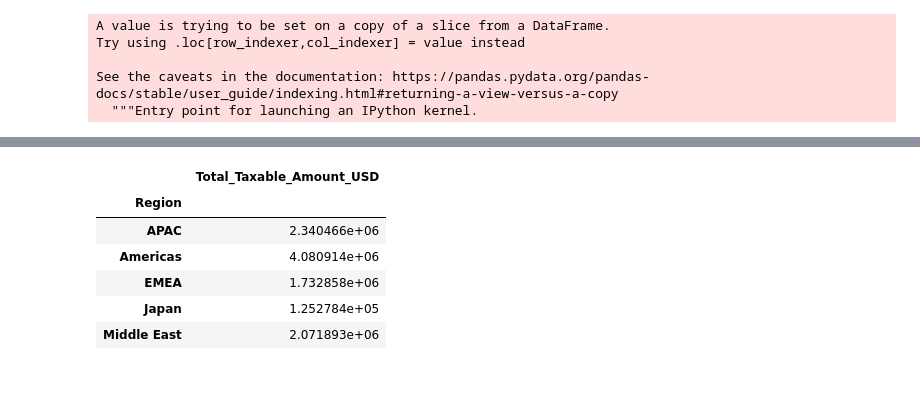
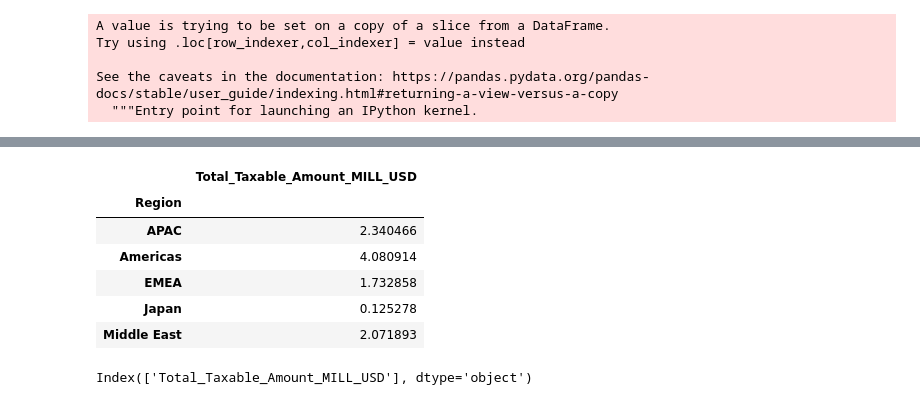
Before and after one commit to RiedelNicolas/75.06-2C2020-TP1, a Jupyter notebook: AnalisisGeografico.ipynb, the cells around one changed output, grey strips where cells are left out. Drawn from its saved outputs; the diff is of its cells as text; code cells hidden in the pictures.

```diff
--- a/AnalisisGeografico.ipynb
+++ b/AnalisisGeografico.ipynb
@@ -414,17 +414,17 @@ def cambio(x):
     currency = x['Total_Taxable_Amount_Currency']
     amount = x['Total_Taxable_Amount']
     if currency == 'USD':
-        return amount
+        return (amount)/1000000
     if currency == 'JPY':
-        return amount*0.0096
+        return (amount*0.0096)/1000000
     if currency == 'EUR':
-        return amount*1.18
+        return (amount*1.18)/1000000
     if currency == 'AUD':
-        return amount*0.73
+        return (amount*0.73)/1000000
     if currency == 'GBP':
-        return amount*1.29483
+        return (amount*1.29483)/1000000
 # %%
-datos_short['Total_Taxable_Amount_USD'] = datos_short.apply(cambio, axis=1)
+datos_short['Total_Taxable_Amount_MILL_USD'] = datos_short.apply(cambio, axis=1)
 # %% [output]
 A value is trying to be set on a copy of a slice from a DataFrame.
 Try using .loc[row_indexer,col_indexer] = value instead
@@ -432,4 +432,5 @@ Try using .loc[row_indexer,col_indexer] = value instead
 See the caveats in the documentation: https://pandas.pydata.org/pandas-docs/stable/user_guide/indexing.html#returning-a-view-versus-a-copy
   """Entry point for launching an IPython kernel.
 # %%
-datos_short = datos_short[['Region', 'Total_Taxable_Amount_USD']]
+datos_short = datos_short[ ['Region', 'Total_Taxable_Amount_MILL_USD'] ]
+datos_short
@@ -436,10 +451,11 @@ datos_short = datos_short[['Region', 'Total_Taxable_Amount_USD']]
 # %%
-datos_short.groupby('Region').mean()
+grouped = datos_short.groupby('Region').mean()
+grouped
 # %% [output]
-|  | Total_Taxable_Amount_USD |
+|  | Total_Taxable_Amount_MILL_USD |
 | Region |  |
-| APAC | 2.340466e+06 |
-| Americas | 4.080914e+06 |
-| EMEA | 1.732858e+06 |
-| Japan | 1.252784e+05 |
-| Middle East | 2.071893e+06 |
+| APAC | 2.340466 |
+| Americas | 4.080914 |
+| EMEA | 1.732858 |
+| Japan | 0.125278 |
+| Middle East | 2.071893 |
@@ -447,0 +462,4 @@ datos_short.groupby('Region').mean()
+# %%
+grouped.columns
+# %% [output]
+Index(['Total_Taxable_Amount_MILL_USD'], dtype='object')
```
Also changed, not shown: parts of 8 cells of this notebook.
